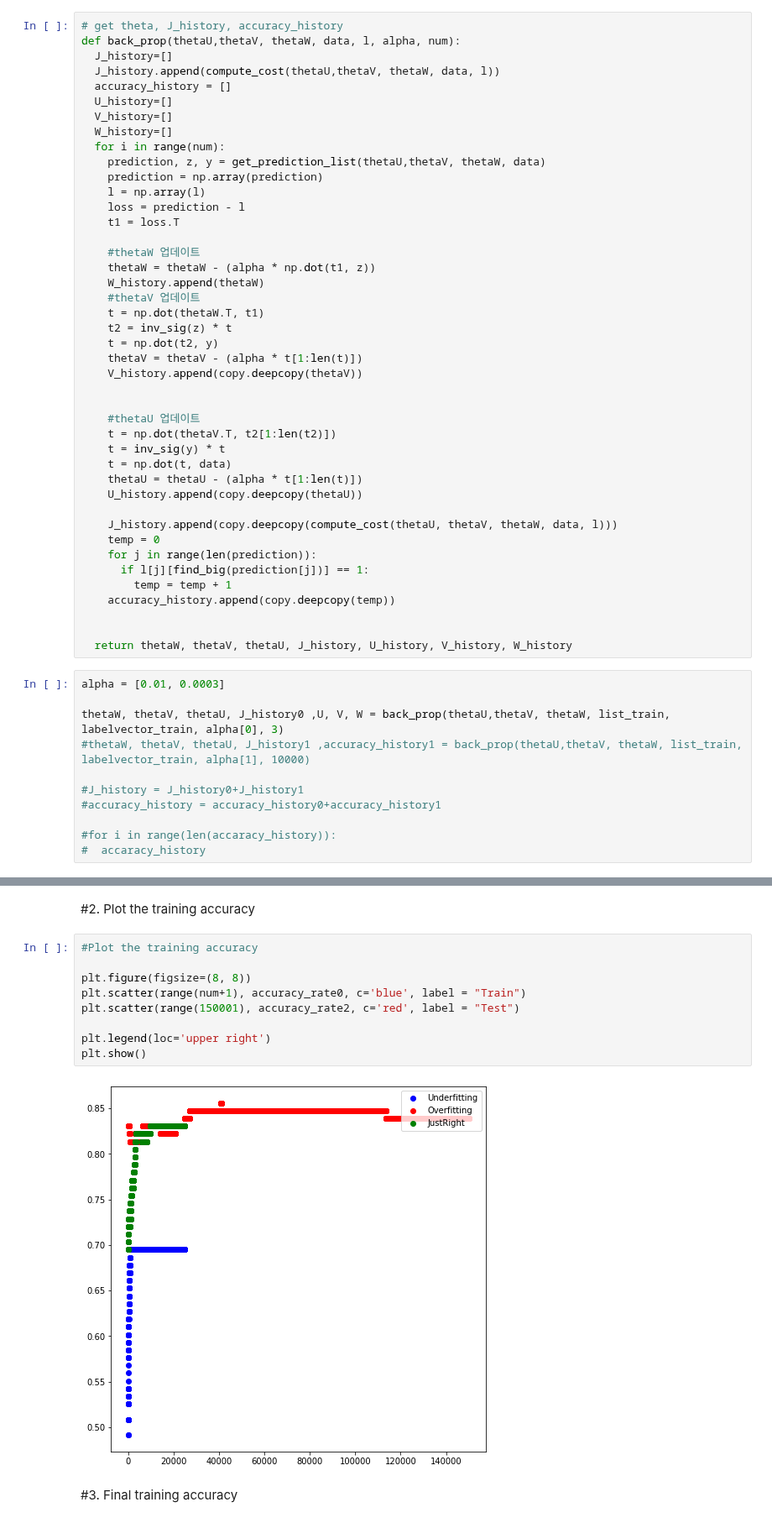
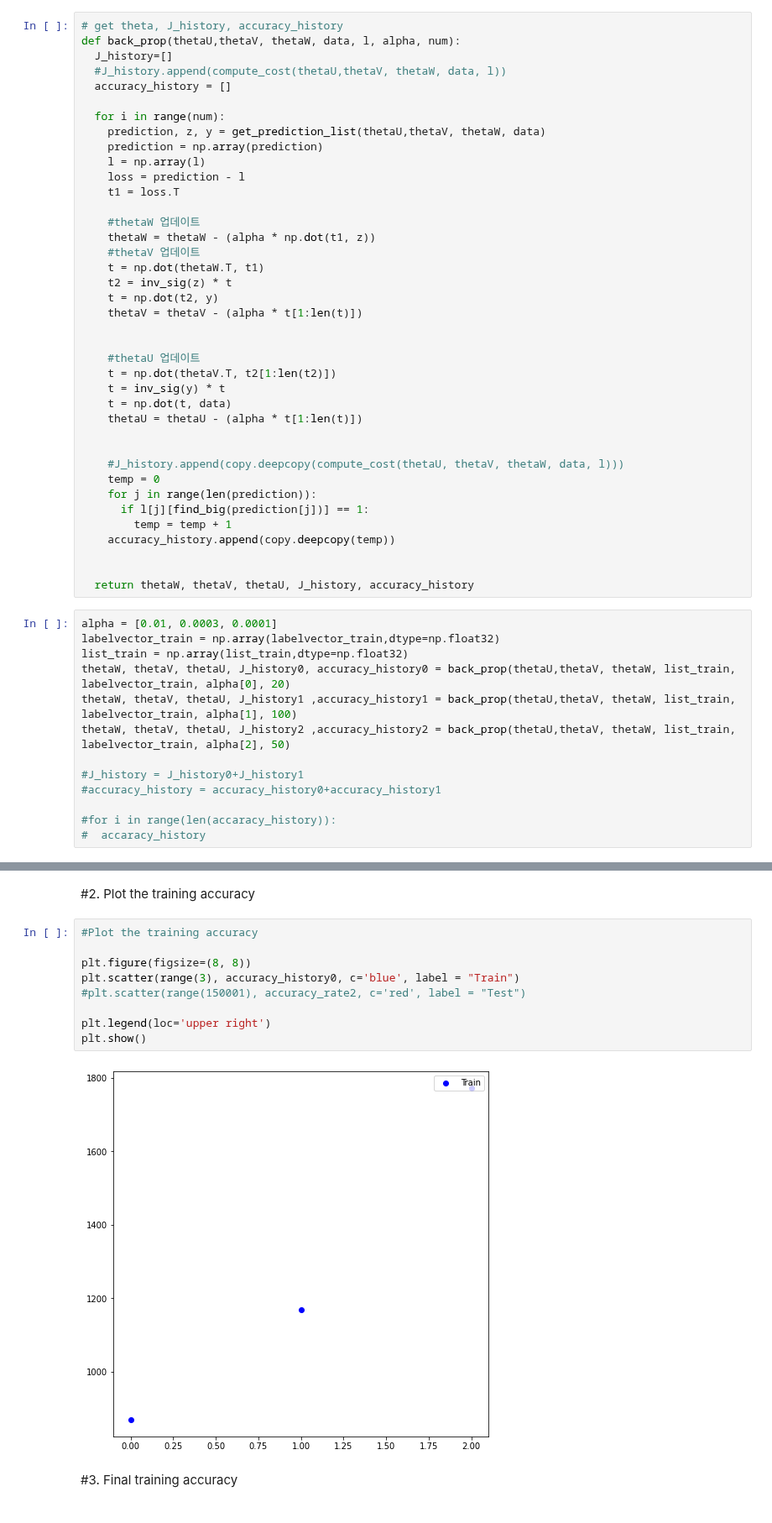
Before and after one commit to susanna1221/MachineLearningHW, a Jupyter notebook: MachineLearning8.ipynb, the cells around one changed output, grey strips where cells are left out. Shown at 84% size. Cells and saved outputs as stored; diff of their text form.

Commit message:
Update accuracy

```diff
--- a/MachineLearning8.ipynb
+++ b/MachineLearning8.ipynb
@@ -180,11 +181,9 @@ def find_big(list):
 # get theta, J_history, accuracy_history
 def back_prop(thetaU,thetaV, thetaW, data, l, alpha, num):
   J_history=[]
-  J_history.append(compute_cost(thetaU,thetaV, thetaW, data, l))
+  #J_history.append(compute_cost(thetaU,thetaV, thetaW, data, l))
   accuracy_history = []
-  U_history=[]
-  V_history=[]
-  W_history=[]
+
   for i in range(num):
     prediction, z, y = get_prediction_list(thetaU,thetaV, thetaW, data)
     prediction = np.array(prediction)
@@ -194,13 +193,11 @@ def back_prop(thetaU,thetaV, thetaW, data, l, alpha, num):
 
     #thetaW 업데이트
     thetaW = thetaW - (alpha * np.dot(t1, z))
-    W_history.append(thetaW)
     #thetaV 업데이트
     t = np.dot(thetaW.T, t1)
     t2 = inv_sig(z) * t
     t = np.dot(t2, y)
     thetaV = thetaV - (alpha * t[1:len(t)])
-    V_history.append(copy.deepcopy(thetaV))
 
 
     #thetaU 업데이트
@@ -208,9 +205,9 @@ def back_prop(thetaU,thetaV, thetaW, data, l, alpha, num):
     t = inv_sig(y) * t
     t = np.dot(t, data)
     thetaU = thetaU - (alpha * t[1:len(t)])
-    U_history.append(copy.deepcopy(thetaU))
 
-    J_history.append(copy.deepcopy(compute_cost(thetaU, thetaV, thetaW, data, l)))
+
+    #J_history.append(copy.deepcopy(compute_cost(thetaU, thetaV, thetaW, data, l)))
     temp = 0
     for j in range(len(prediction)):
       if l[j][find_big(prediction[j])] == 1:
@@ -218,12 +215,14 @@ def back_prop(thetaU,thetaV, thetaW, data, l, alpha, num):
     accuracy_history.append(copy.deepcopy(temp))
 
 
-  return thetaW, thetaV, thetaU, J_history, U_history, V_history, W_history
+  return thetaW, thetaV, thetaU, J_history, accuracy_history
 # %%
-alpha = [0.01, 0.0003]
-
-thetaW, thetaV, thetaU, J_history0 ,U, V, W = back_prop(thetaU,thetaV, thetaW, list_train, labelvector_train, alpha[0], 3)
-#thetaW, thetaV, thetaU, J_history1 ,accuracy_history1 = back_prop(thetaU,thetaV, thetaW, list_train, labelvector_train, alpha[1], 10000)
+alpha = [0.01, 0.0003, 0.0001]
+labelvector_train = np.array(labelvector_train,dtype=np.float32)
+list_train = np.array(list_train,dtype=np.float32)
+thetaW, thetaV, thetaU, J_history0, accuracy_history0 = back_prop(thetaU,thetaV, thetaW, list_train, labelvector_train, alpha[0], 20)
+thetaW, thetaV, thetaU, J_history1 ,accuracy_history1 = back_prop(thetaU,thetaV, thetaW, list_train, labelvector_train, alpha[1], 100)
+thetaW, thetaV, thetaU, J_history2 ,accuracy_history2 = back_prop(thetaU,thetaV, thetaW, list_train, labelvector_train, alpha[2], 50)
 
 #J_history = J_history0+J_history1
 #accuracy_history = accuracy_history0+accuracy_history1
@@ -247,14 +252,14 @@ plt.show()
 # %%
 #Plot the training accuracy
 
 plt.figure(figsize=(8, 8))
-plt.scatter(range(num+1), accuracy_rate0, c='blue', label = "Train")
-plt.scatter(range(150001), accuracy_rate2, c='red', label = "Test")
+plt.scatter(range(3), accuracy_history0, c='blue', label = "Train")
+#plt.scatter(range(150001), accuracy_rate2, c='red', label = "Test")
 
 plt.legend(loc='upper right')
 plt.show()
 # %% [output]
-[figure, old version]
+[figure, new version]
 # %% [markdown]
 #3. Final training accuracy
 # %%
```
Also changed, not shown: parts of 2 cells of this notebook.
